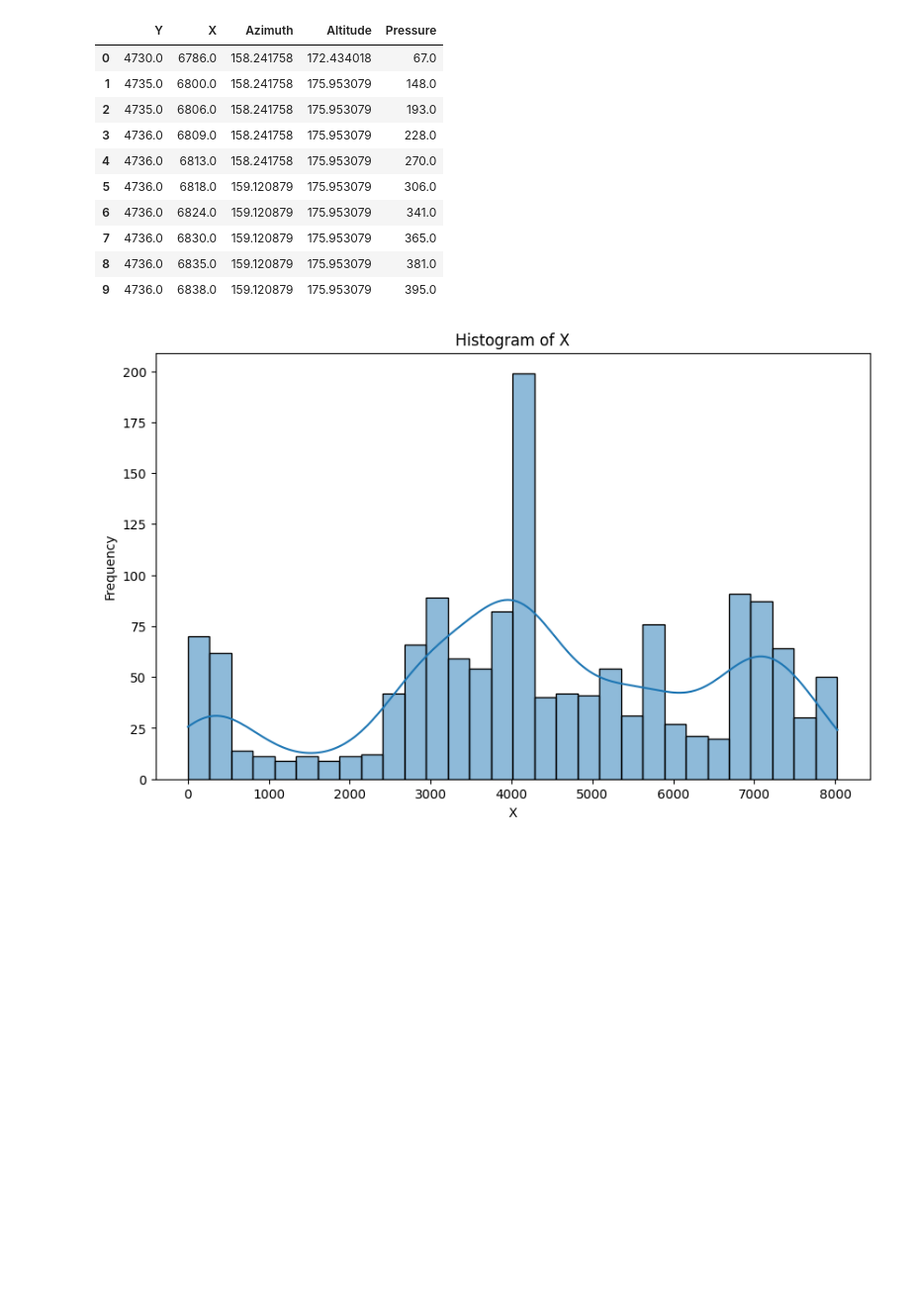
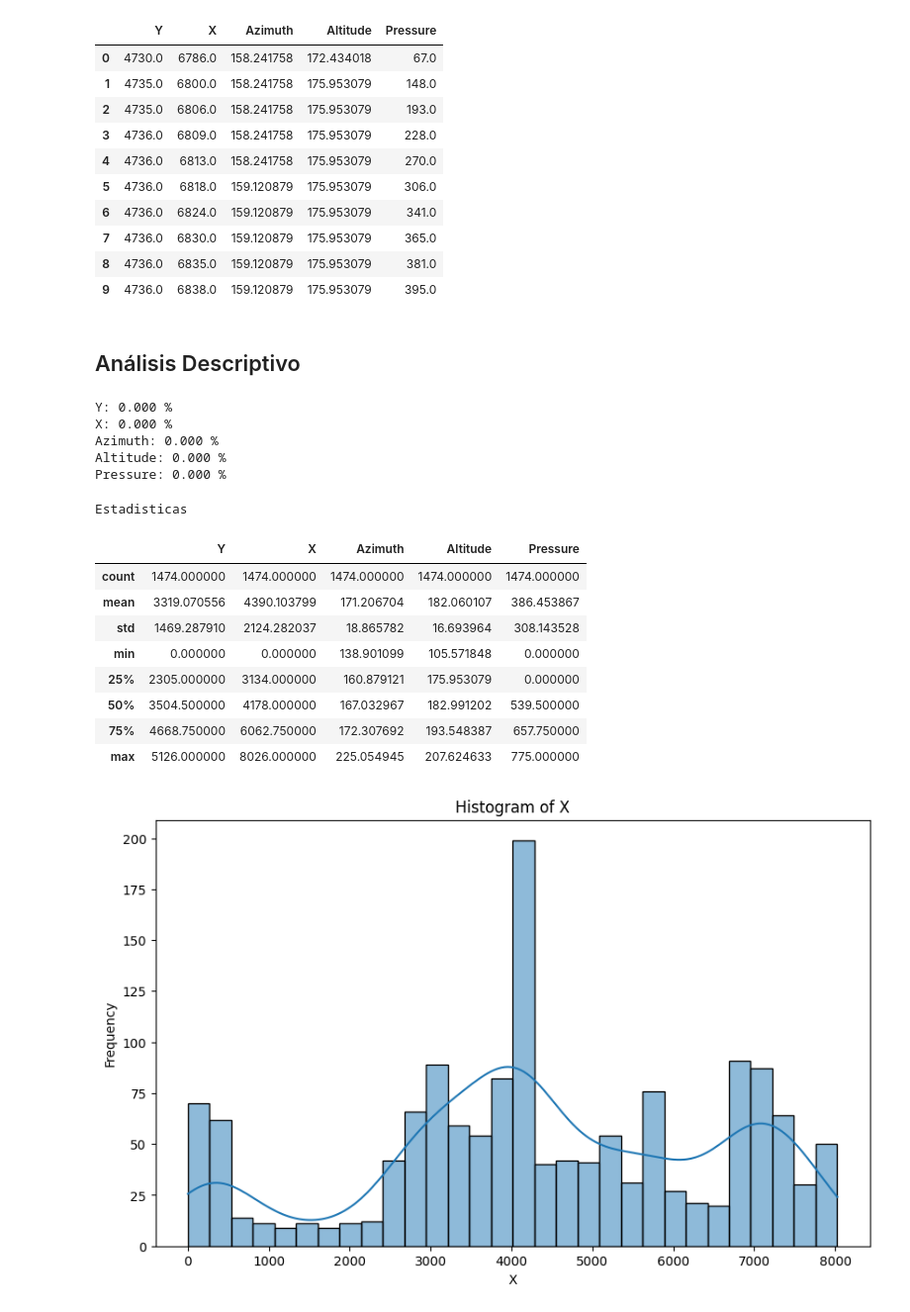
Before and after one commit to isak792/watermarking, a Jupyter notebook: notebooks/Avance1.5Equipo.ipynb, the cells around one changed output. Shown at 99% size. Cells and saved outputs as stored; diff of their text form; code cells hidden in the pictures; blank space fills up the shorter version.

```diff
--- a/notebooks/0.01-imc-initial-exploratory-data-1.ipynb
+++ b/notebooks/Avance1.5Equipo.ipynb
@@ -94,8 +96,32 @@ data_dict["t1_data"][0].head(10) # Ejemplo de un dataframe con los datos del usu
 | 7 | 4736.0 | 6830.0 | 159.120879 | 175.953079 | 365.0 |
 | 8 | 4736.0 | 6835.0 | 159.120879 | 175.953079 | 381.0 |
 | 9 | 4736.0 | 6838.0 | 159.120879 | 175.953079 | 395.0 |
+# %% [markdown]
+## Análisis Descriptivo
 # %%
 ph_df = PlotHandler(data_dict["t1_data"][0])
+mva_df = MissingValueAnalyzer(data_dict["t1_data"][0])
+# %%
+mva_df.get_missing_columns()
+# %% [output]
+Y: 0.000 %
+X: 0.000 %
+Azimuth: 0.000 %
+Altitude: 0.000 %
+Pressure: 0.000 %
+# %%
+mva_df.statistics_resume()
+# %% [output]
+Estadisticas
+|  | Y | X | Azimuth | Altitude | Pressure |
+| count | 1474.000000 | 1474.000000 | 1474.000000 | 1474.000000 | 1474.000000 |
+| mean | 3319.070556 | 4390.103799 | 171.206704 | 182.060107 | 386.453867 |
+| std | 1469.287910 | 2124.282037 | 18.865782 | 16.693964 | 308.143528 |
+| min | 0.000000 | 0.000000 | 138.901099 | 105.571848 | 0.000000 |
+| 25% | 2305.000000 | 3134.000000 | 160.879121 | 175.953079 | 0.000000 |
+| 50% | 3504.500000 | 4178.000000 | 167.032967 | 182.991202 | 539.500000 |
+| 75% | 4668.750000 | 6062.750000 | 172.307692 | 193.548387 | 657.750000 |
+| max | 5126.000000 | 8026.000000 | 225.054945 | 207.624633 | 775.000000 |
 # %%
 ph_df.plot_hist(column='X', save=False)
 # %% [output]
```
Also changed, not shown: parts of 4 cells of this notebook, 2 other files.
